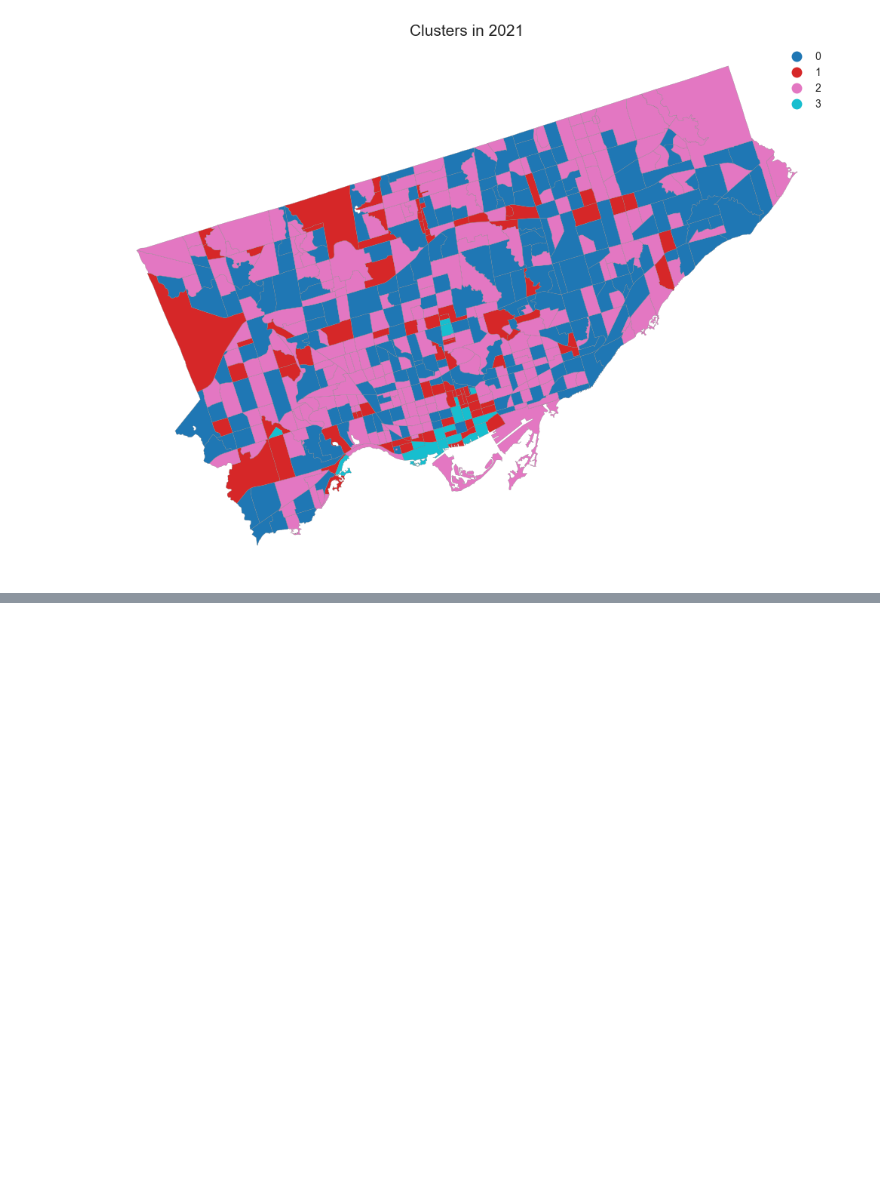
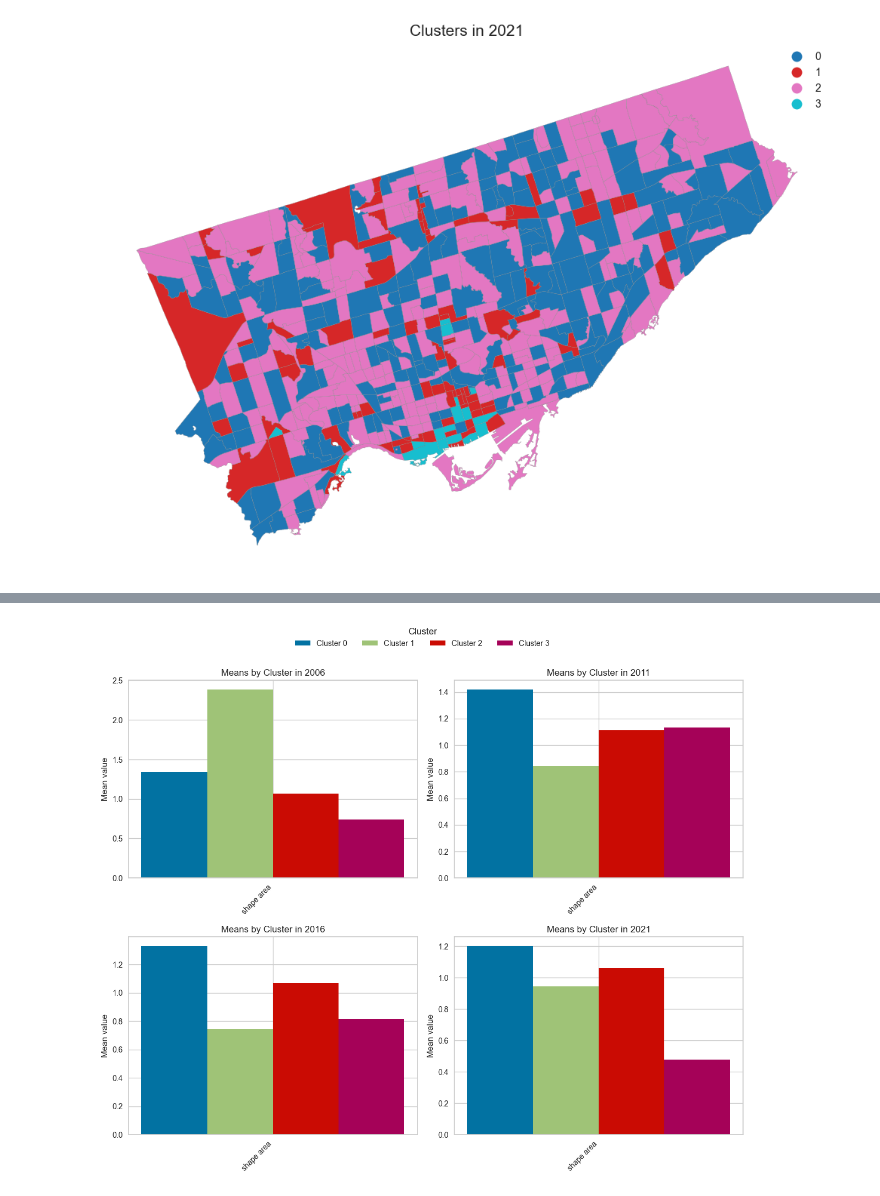
Before and after one commit to ecorbin567/piccard2, a Jupyter notebook: docs/abdulmohseen_experiments.ipynb, the cells around one changed output, grey strips where cells are left out. Saved outputs shown, nothing was run; the diff lists cells and outputs as text; code cells hidden in the pictures; blank space fills up the shorter version.

```diff
--- a/docs/abdulmohseen_experiments.ipynb
+++ b/docs/abdulmohseen_experiments.ipynb
@@ -596,0 +386,4 @@ radar_chart_all_clusters(2021)
+# %%
+plot_bar_means(means_all,years,['shape area']).show()
+# %% [output]
+[figure, added]
```
Also changed, not shown: parts of 20 cells of this notebook.
